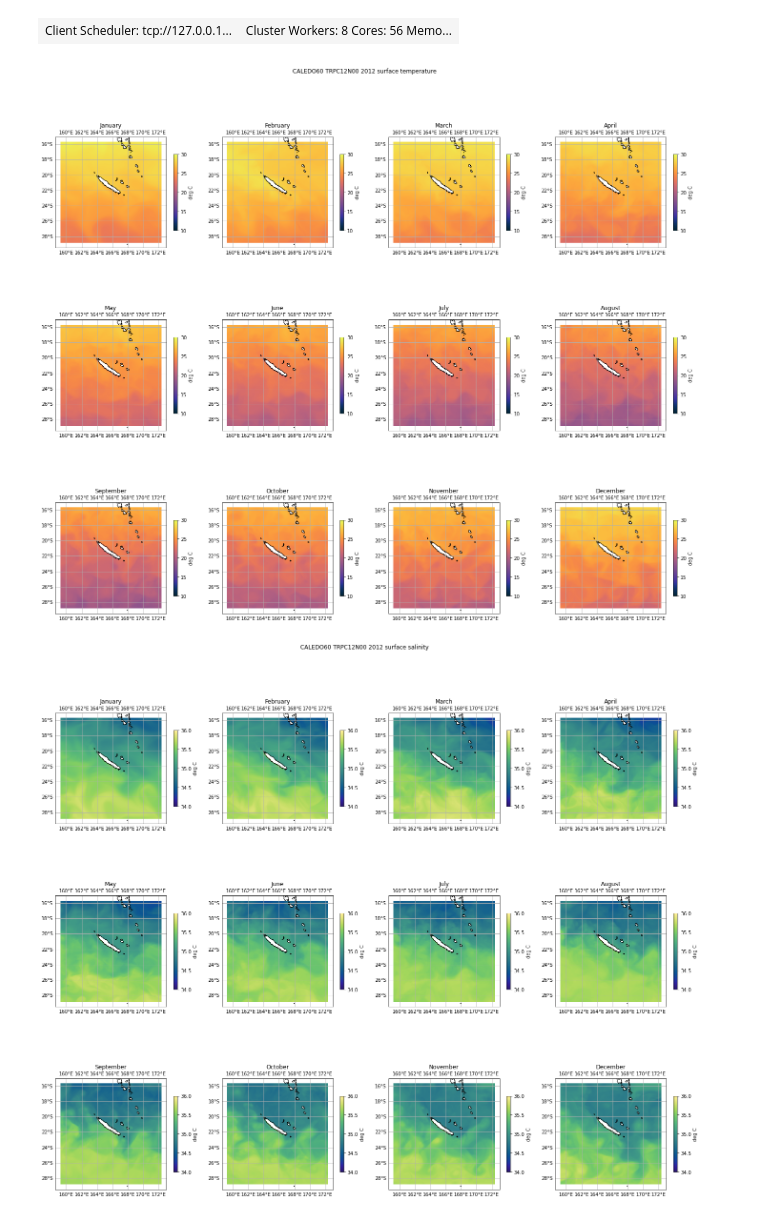
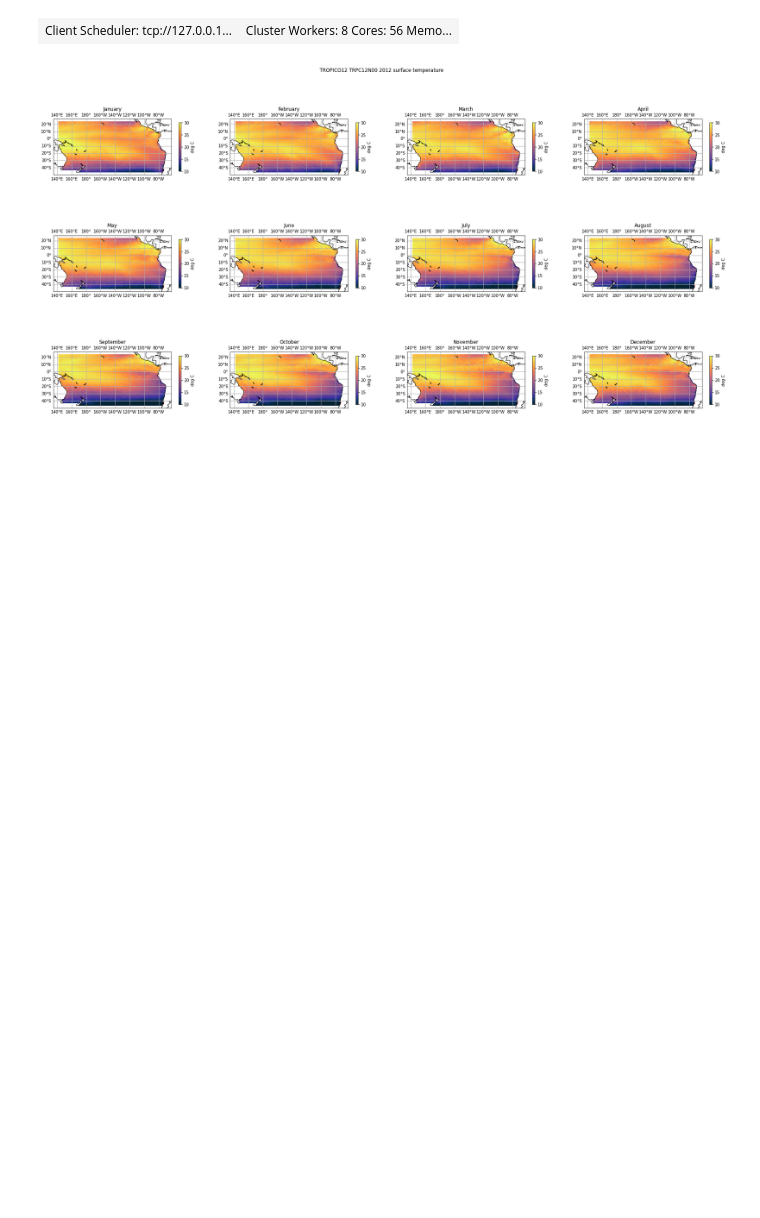
Before and after one commit to auraoupa/scripts-occigen-for-Arne, a Jupyter notebook: notebooks/visu/2021-03-17-AA-only-map-monthly-mean-surface-fields.ipynb, the cells around one changed output. Drawn from its saved outputs; the diff is of its cells as text; code cells hidden in the pictures; blank space fills up the shorter version.

```diff
--- a/notebooks/visu/2021-03-17-AA-only-map-monthly-mean-surface-fields.ipynb
+++ b/notebooks/visu/2021-03-17-AA-only-map-monthly-mean-surface-fields.ipynb
@@ -1,5 +1,5 @@
 # %%
-config='CALEDO60'
+config='TROPICO12'
 case='TRPC12N00'
 year='2012'
 # %%
@@ -60,64 +60,28 @@ def plot_surf(ax, proj, var, cmap,vmin,vmax,label,title,month):
 # %%
 # Make plots of every surface mean fields
 cm = 180
 proj = ccrs.PlateCarree(central_longitude=cm)
 month_name={1:'January',2:'February',3:'March',4:'April',5:'May',6:'June',7:'July',
             8:'August',9:'September',10:'October',11:'November',12:'December'}
 
-fig = plt.figure(figsize=[24, 20])
+if config == 'CALEDO60':
+    figsize=[24,20]
+if config == 'TROPICO12':
+    figsize=[30,15]
+
+fig = plt.figure(figsize=figsize)
 plt.suptitle(config+' '+case+' '+year+' surface temperature', y=0.95)
 for month in np.arange(1,13):
     mm = "{:02d}".format(month)
     ds=xr.open_dataset('/scratch/cnt0024/ige2071/aalbert/'+config+'/'+config+'-'+case+'-MEAN/1m/'+year+'/'+config+'-'+case+'_1m_'+year+mm+'_gridT-2D.nc',chunks={'x':1000,'y':500})
 
     ax = fig.add_subplot(3, 4, month, projection=proj)
     tmean_surf=ds.tos[0]
     tmask_surf=dsmask.tmask[0,0]
     tmeansurf_mask=ma.masked_where(tmask_surf==0.,tmean_surf)
     plot_surf(ax, proj, tmeansurf_mask, cmocean.cm.thermal,10,30,'deg C',
                       month_name[month],month)
 plt.tight_layout()
 plt.savefig('plots/'+config+'-'+case+'_monthly_surface_temperature_'+year+'.png', bbox_inches='tight')
-
-
-fig = plt.figure(figsize=[24, 20])
-plt.suptitle(config+' '+case+' '+year+' surface salinity', y=0.95)
-for month in np.arange(1,13):
-    mm = "{:02d}".format(month)
-    ds=xr.open_dataset('/scratch/cnt0024/ige2071/aalbert/'+config+'/'+config+'-'+case+'-MEAN/1m/'+year+'/'+config+'-'+case+'_1m_'+year+mm+'_gridT-2D.nc',chunks={'x':1000,'y':500})
-
-    ax = fig.add_subplot(3, 4, month, projection=proj)
-    smean_surf=ds.sos[0]
-    smeansurf_mask=ma.masked_where(tmask_surf==0.,smean_surf)
-    plot_surf(ax, proj, smeansurf_mask, cmocean.cm.haline,34,36,'PSU',month_name[month],month)
-plt.tight_layout()
-plt.savefig('plots/'+config+'-'+case+'_monthly_mean_surface_salinity_'+year+'.png', bbox_inches='tight')
-
-fig = plt.figure(figsize=[24, 20])
-plt.suptitle(config+' '+case+' '+year+' mixed layer depth', y=0.95)
-for month in np.arange(1,13):
-    mm = "{:02d}".format(month)
-    ds=xr.open_dataset('/scratch/cnt0024/ige2071/aalbert/'+config+'/'+config+'-'+case+'-MEAN/1m/'+year+'/'+config+'-'+case+'_1m_'+year+mm+'_gridT-2D.nc',chunks={'x':1000,'y':500})
-
-    ax = fig.add_subplot(3, 4, month, projection=proj)
-    mldmean=ds.mldr10_1[0]
-    mldmean_mask=ma.masked_where(tmask_surf==0.,mldmean)
-    plot_surf(ax, proj, mldmean_mask, cmocean.cm.deep,0,200,'m',month_name[month],month)
-plt.tight_layout()
-plt.savefig('plots/'+config+'-'+case+'_monthly_mean_mld_'+year+'.png', bbox_inches='tight')
-
-fig = plt.figure(figsize=[24, 20])
-plt.suptitle(config+' '+case+' '+year+' sea surface height', y=0.95)
-for month in np.arange(1,13):
-    mm = "{:02d}".format(month)
-    ds=xr.open_dataset('/scratch/cnt0024/ige2071/aalbert/'+config+'/'+config+'-'+case+'-MEAN/1m/'+year+'/'+config+'-'+case+'_1m_'+year+mm+'_gridT-2D.nc',chunks={'x':1000,'y':500})
-    ax = fig.add_subplot(3, 4, month, projection=proj)
-    sshmean=ds.zos[0]
-    sshmean_mask=ma.masked_where(tmask_surf==0.,sshmean)
-    plot_surf(ax, proj, sshmean_mask, cmocean.cm.balance,0,1,'m',
-                  month_name[month],month)
-plt.tight_layout()
-plt.savefig('plots/'+config+'-'+case+'_monthly_mean_ssh_'+year+'.png', bbox_inches='tight')
 # %% [output]
-[figure, old version]
+[figure, new version]
-[figure, removed]
```
Also changed, not shown: parts of 2 cells of this notebook, 13 other files.
